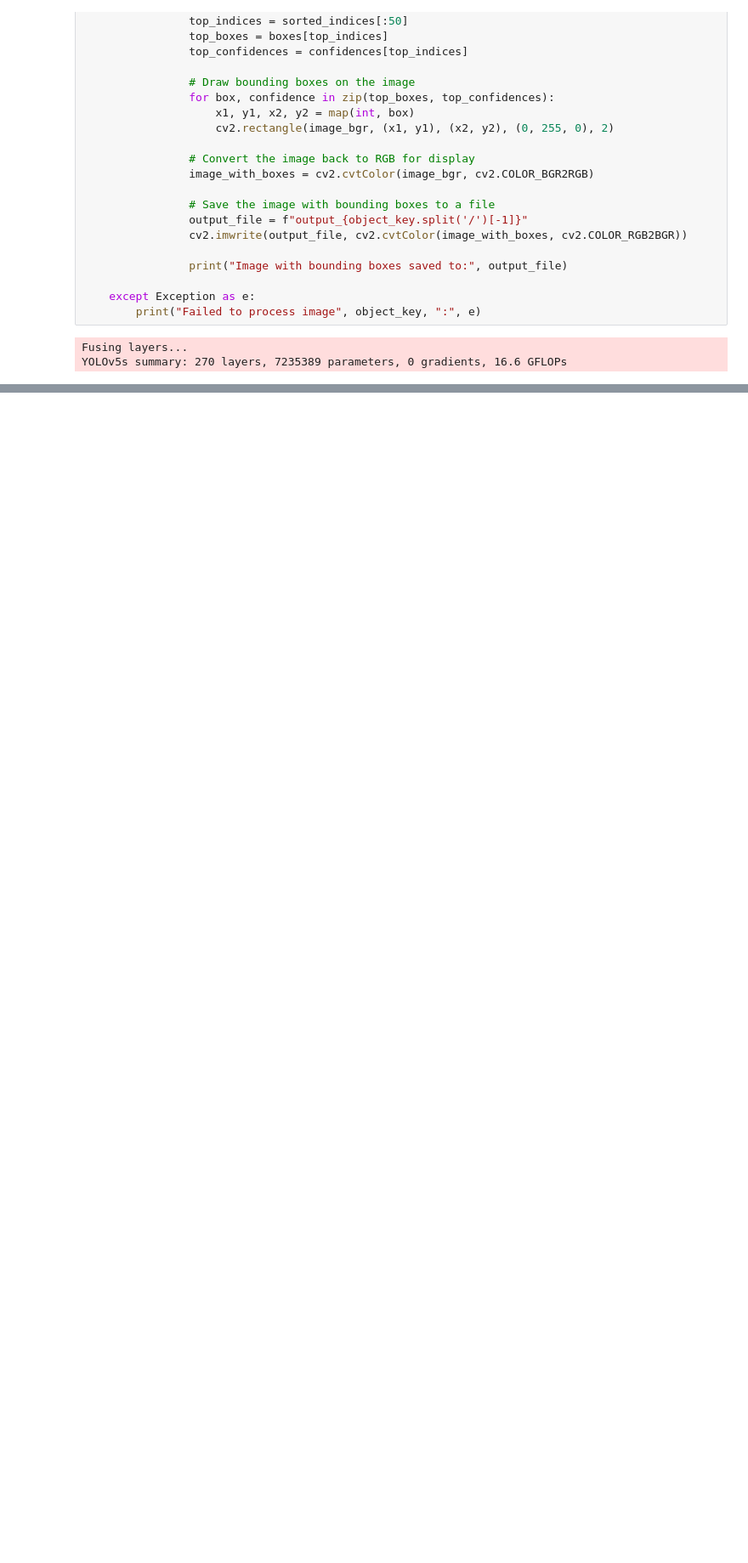
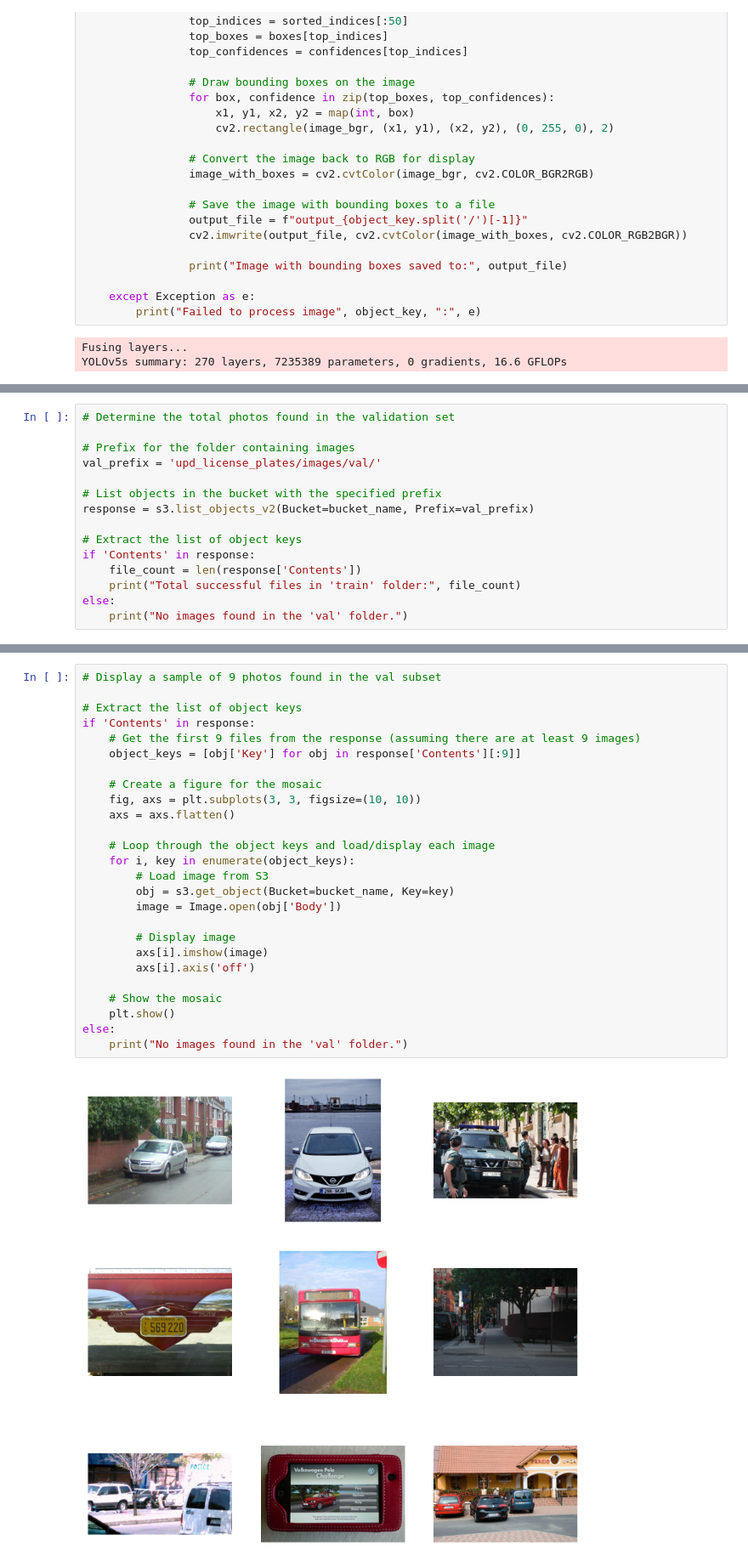
Before and after one commit to jesseg102/ADS-508--Cloud-Computing, a Jupyter notebook: final_project.ipynb, the cells around one changed output, grey strips where cells are left out. Shown at 85% size. Drawn from its saved outputs; the diff is of its cells as text; blank space fills up the shorter version.

```diff
--- a/final_project.ipynb
+++ b/final_project.ipynb
@@ -931,0 +1197,15 @@ YOLOv5s summary: 270 layers, 7235389 parameters, 0 gradients, 16.6 GFLOPs
+# %%
+# Determine the total photos found in the validation set
+
+# Prefix for the folder containing images
+val_prefix = 'upd_license_plates/images/val/'
+
+# List objects in the bucket with the specified prefix
+response = s3.list_objects_v2(Bucket=bucket_name, Prefix=val_prefix)
+
+# Extract the list of object keys
+if 'Contents' in response:
+    file_count = len(response['Contents'])
+    print("Total successful files in 'train' folder:", file_count)
+else:
+    print("No images found in the 'val' folder.")
@@ -931,0 +1214,28 @@ YOLOv5s summary: 270 layers, 7235389 parameters, 0 gradients, 16.6 GFLOPs
+# %%
+# Display a sample of 9 photos found in the val subset
+
+# Extract the list of object keys
+if 'Contents' in response:
+    # Get the first 9 files from the response (assuming there are at least 9 images)
+    object_keys = [obj['Key'] for obj in response['Contents'][:9]]
+
+    # Create a figure for the mosaic
+    fig, axs = plt.subplots(3, 3, figsize=(10, 10))
+    axs = axs.flatten()
+
+    # Loop through the object keys and load/display each image
+    for i, key in enumerate(object_keys):
+        # Load image from S3
+        obj = s3.get_object(Bucket=bucket_name, Key=key)
+        image = Image.open(obj['Body'])
+
+        # Display image
+        axs[i].imshow(image)
+        axs[i].axis('off')
+
+    # Show the mosaic
+    plt.show()
+else:
+    print("No images found in the 'val' folder.")
+# %% [output]
+[figure, added]
```
Also changed, not shown: parts of 33 cells of this notebook.
